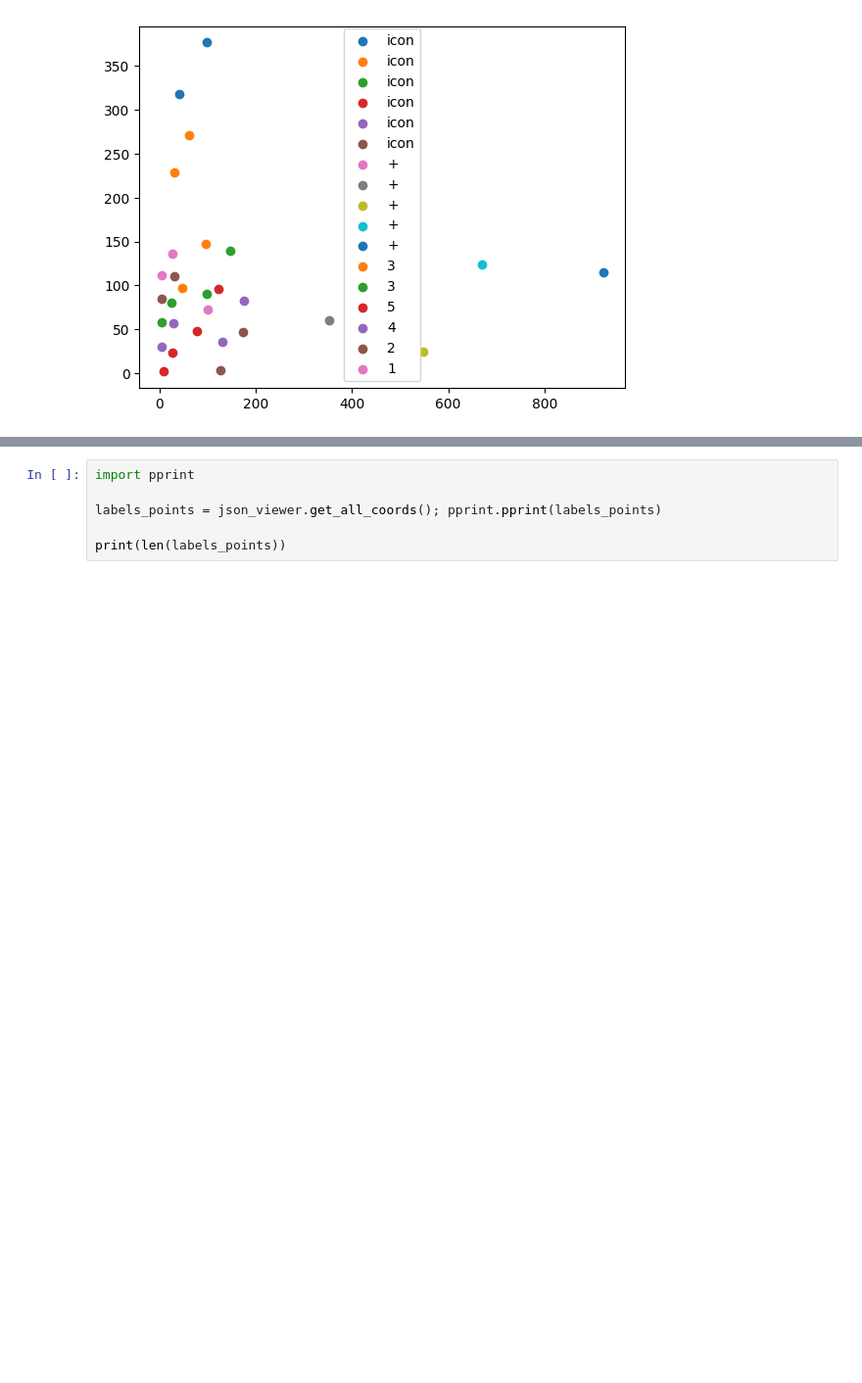
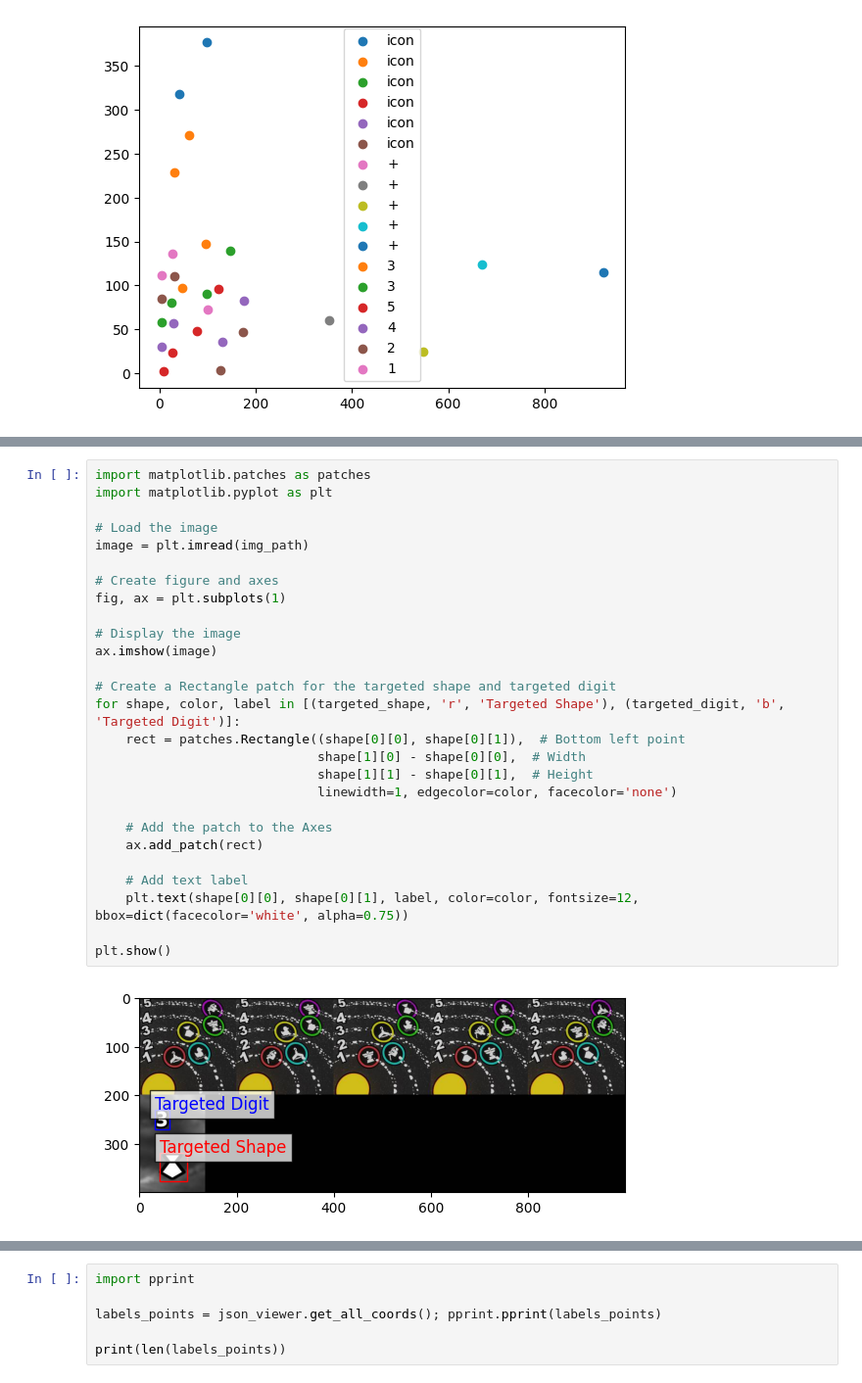
Before and after one commit to vergotten/Neural_CAPTCHA_Solver, a Jupyter notebook: visualize_orbits.ipynb, the cells around one changed output, grey strips where cells are left out. Shown: that part at 98% size. Drawn from its saved outputs; the diff is of its cells as text; blank space fills up the shorter version.

```diff
--- a/visualize_orbits.ipynb
+++ b/visualize_orbits.ipynb
@@ -246,0 +282,29 @@ cv2_imshow(image)
+# %%
+import matplotlib.patches as patches
+import matplotlib.pyplot as plt
+
+# Load the image
+image = plt.imread(img_path)
+
+# Create figure and axes
+fig, ax = plt.subplots(1)
+
+# Display the image
+ax.imshow(image)
+
+# Create a Rectangle patch for the targeted shape and targeted digit
+for shape, color, label in [(targeted_shape, 'r', 'Targeted Shape'), (targeted_digit, 'b', 'Targeted Digit')]:
+    rect = patches.Rectangle((shape[0][0], shape[0][1]),  # Bottom left point
+                             shape[1][0] - shape[0][0],  # Width
+                             shape[1][1] - shape[0][1],  # Height
+                             linewidth=1, edgecolor=color, facecolor='none')
+
+    # Add the patch to the Axes
+    ax.add_patch(rect)
+
+    # Add text label
+    plt.text(shape[0][0], shape[0][1], label, color=color, fontsize=12, bbox=dict(facecolor='white', alpha=0.75))
+
+plt.show()
+# %% [output]
+[figure, added]
```
Also changed, not shown: parts of 3 cells of this notebook.
